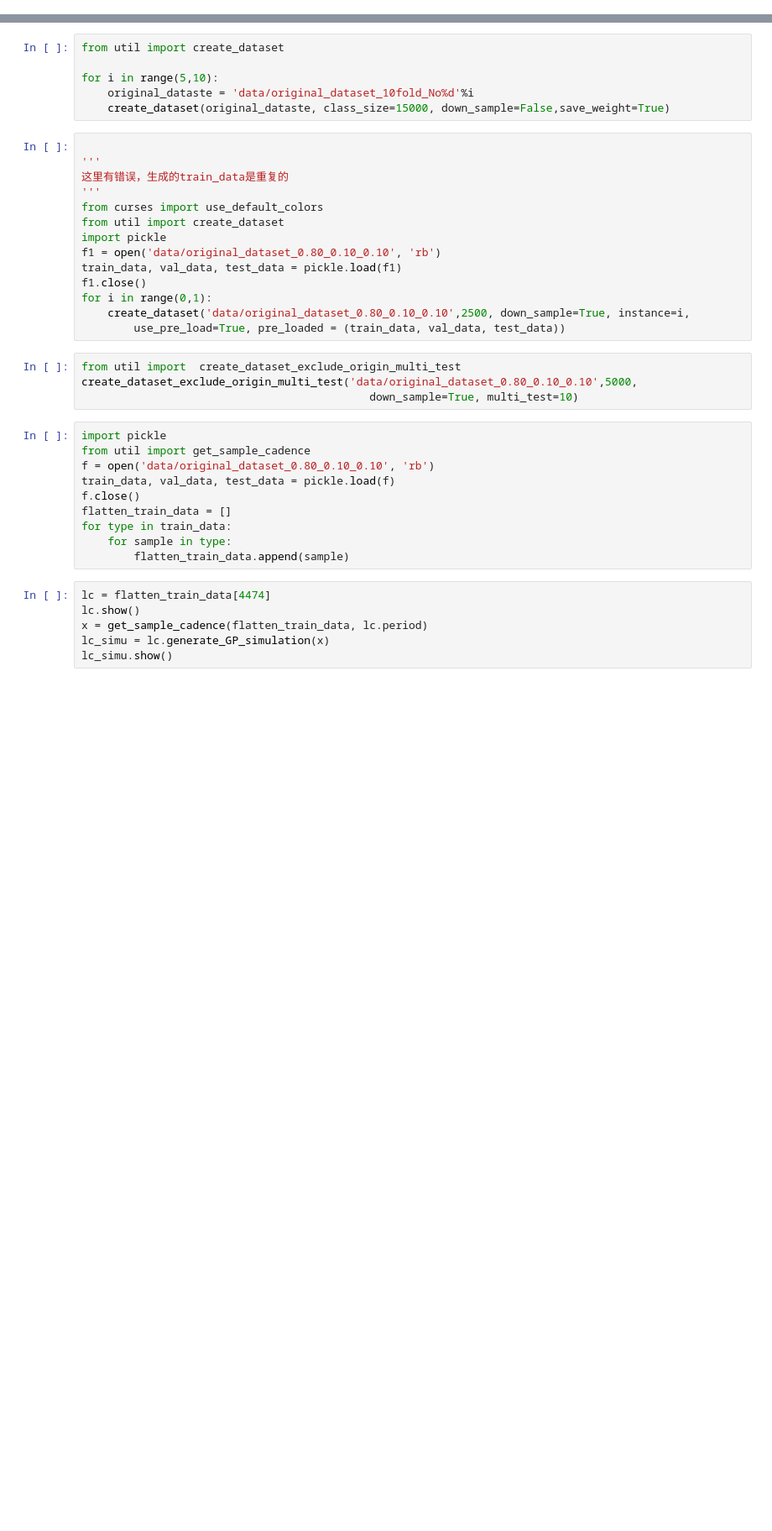
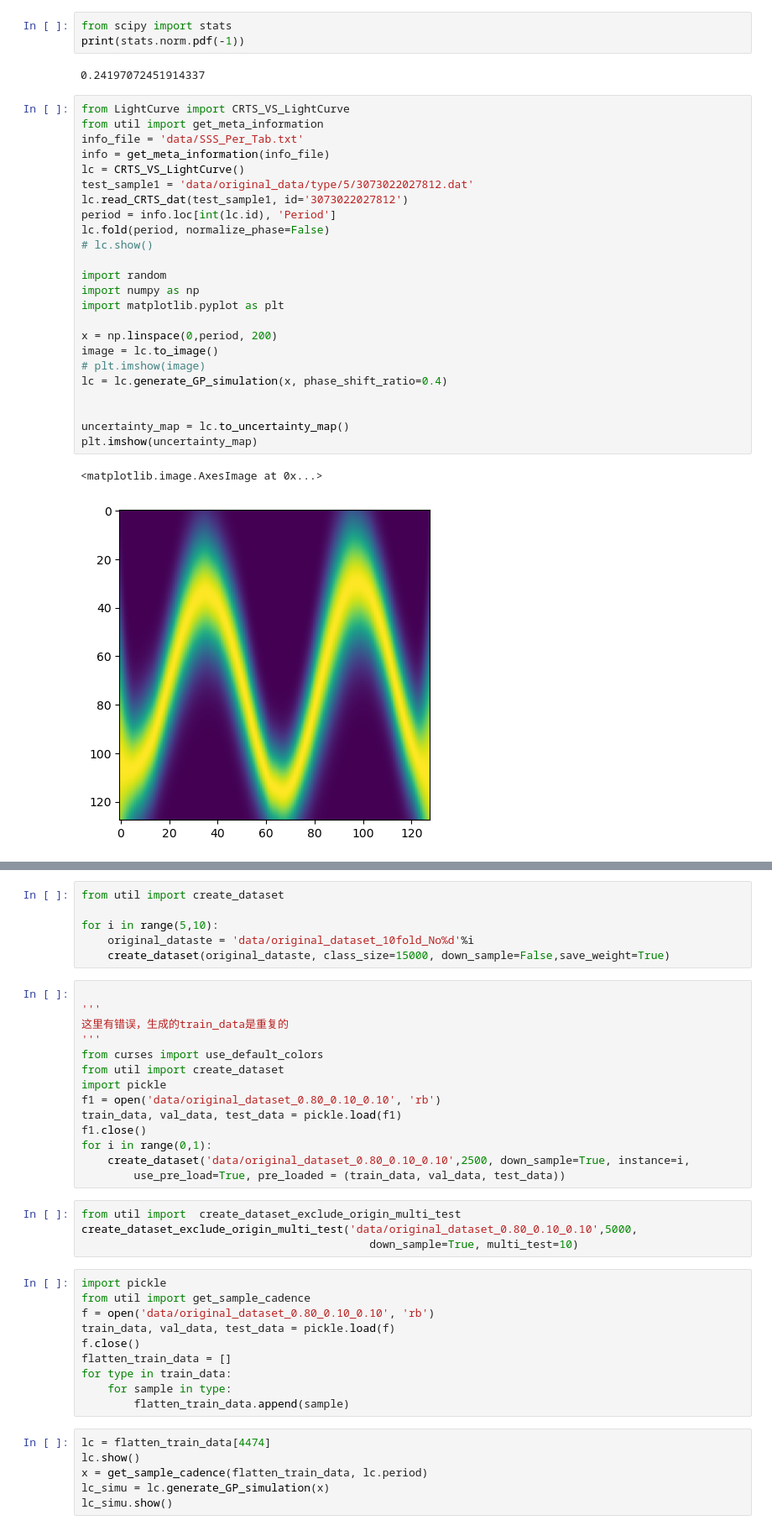
Before and after one commit to 52Hzihan/mixnn4vs, a Jupyter notebook: test.ipynb, the cells around one changed output, grey strips where cells are left out. Shown: that part at 84% size. Saved outputs shown, nothing was run; the diff lists cells and outputs as text; blank space fills up the shorter version.

Commit message:
added uncertainty map

```diff
--- a/test.ipynb
+++ b/test.ipynb
@@ -21,0 +4,32 @@ augmenting
+# %%
+from scipy import stats
+print(stats.norm.pdf(-1))
+# %% [output]
+0.24197072451914337
+# %%
+from LightCurve import CRTS_VS_LightCurve
+from util import get_meta_information
+info_file = 'data/SSS_Per_Tab.txt'
+info = get_meta_information(info_file)
+lc = CRTS_VS_LightCurve()
+test_sample1 = 'data/original_data/type/5/3073022027812.dat'
+lc.read_CRTS_dat(test_sample1, id='3073022027812')
+period = info.loc[int(lc.id), 'Period']
+lc.fold(period, normalize_phase=False)
+# lc.show()
+
+import random
+import numpy as np
+import matplotlib.pyplot as plt
+
+x = np.linspace(0,period, 200)
+image = lc.to_image()
+# plt.imshow(image)
+lc = lc.generate_GP_simulation(x, phase_shift_ratio=0.4)
+
+
+uncertainty_map = lc.to_uncertainty_map()
+plt.imshow(uncertainty_map)
+# %% [output]
+<matplotlib.image.AxesImage at 0x...>
+[figure, added]
```
Also changed, not shown: parts of 5 cells of this notebook, 3 other files.
